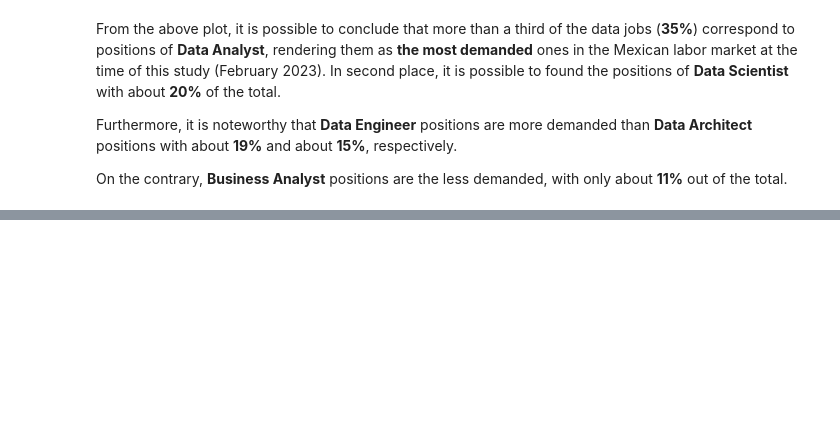
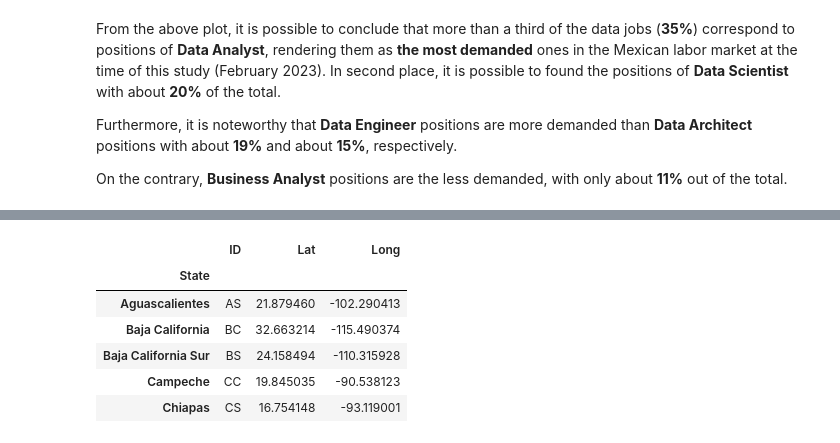
Before and after one commit to DanielEduardoLopez/DataJobs-MX2023, a Jupyter notebook: 2_DataJobsMX2023_DataAnalysis.ipynb, the cells around one changed output, grey strips where cells are left out. Cells and saved outputs as stored; diff of their text form; code cells hidden in the pictures; blank space fills up the shorter version.

```diff
--- a/2_DataJobsMX2023_DataAnalysis.ipynb
+++ b/2_DataJobsMX2023_DataAnalysis.ipynb
@@ -808,0 +819,47 @@ On the contrary, **Business Analyst** positions are the less demanded, with only
+# %%
+# Mexican states dictionary with corresponding ID, Latitude and Longitude
+
+states_dict = {'Aguascalientes': ('AS', 21.87945992,	-102.2904135),
+                  'Baja California': ('BC', 32.663214,-115.4903741),
+                  'Baja California Sur': ('BS', 24.1584937,-110.315928),
+                  'Campeche': ('CC', 19.8450352,-90.5381231),
+                  'Chiapas': ('CS', 16.7541485,-93.119001),
+                  'Chihuahua': ('CH', 28.6349557,-106.0777049),
+                  'Coahuila': ('CL', 25.4286965,-100.9994484),
+                  'Colima': ('CM', 19.2408324,-103.7291389),
+                  'Ciudad de México': ('DF', 19.4335493,-99.1344048),
+                  'Durango': ('DG', 24.0241017,-104.6708325),
+                  'Guanajuato': ('GT', 21.0176446,-101.2586863),
+                  'Guerrero': ('GR', 17.5516921,-99.5025877),
+                  'Hidalgo': ('HG', 20.1183855,-98.7540094),
+                  'Jalisco': ('JC', 20.6773775,-103.3494204),
+                  'Estado de México': ('MC', 19.289191,-99.6670425),
+                  'Michoacán': ('MN', 19.7030535,-101.1937953),
+                  'Morelos': ('MS', 18.9218499,-99.2353856),
+                  'Nayarit': ('NT', 21.5122308,-104.8948845),
+                  'Nuevo León': ('NL', 25.6717637,-100.3163831),
+                  'Oaxaca': 	('OC', 17.0617935,-96.7271634),
+                  'Puebla': ('PL', 19.0428817,-98.2002919),
+                  'Querétaro': ('QT', 20.37998212,	-100.0000308),
+                  'Quintana Roo': ('QR', 18.4978052,-88.3029951),
+                  'San Luis Potosí': ('SP', 22.1521646,-100.9765552),
+                  'Sinaloa': ('SL', 24.8082702,-107.3945828),
+                  'Sonora': ('SR', 29.0748734,-110.9597578),
+                  'Tabasco': ('TC', 17.9882632,-92.9209807),
+                  'Tamaulipas': ('TS', 23.7312703,-99.1517694),
+                  'Tlaxcala': ('TL', 19.3171271,-98.2386354),
+                  'Veracruz': ('VZ', 19.5269375,-96.92401),
+                  'Yucatán': ('YN', 20.9664386,-89.623114),
+                  'Zacatecas': ('ZS', 22.7753476,-102.5740002)}
+
+states_df = pd.DataFrame.from_dict(states_dict, orient='index').reset_index().\
+                    rename(columns={"index": "State", 0: "ID", 1: "Lat", 2: "Long"}).set_index('State')
+states_df.head()
+# %% [output]
+|  | ID | Lat | Long |
+| State |  |  |  |
+| Aguascalientes | AS | 21.879460 | -102.290413 |
+| Baja California | BC | 32.663214 | -115.490374 |
+| Baja California Sur | BS | 24.158494 | -110.315928 |
+| Campeche | CC | 19.845035 | -90.538123 |
+| Chiapas | CS | 16.754148 | -93.119001 |
```
Also changed, not shown: parts of 16 cells of this notebook.
